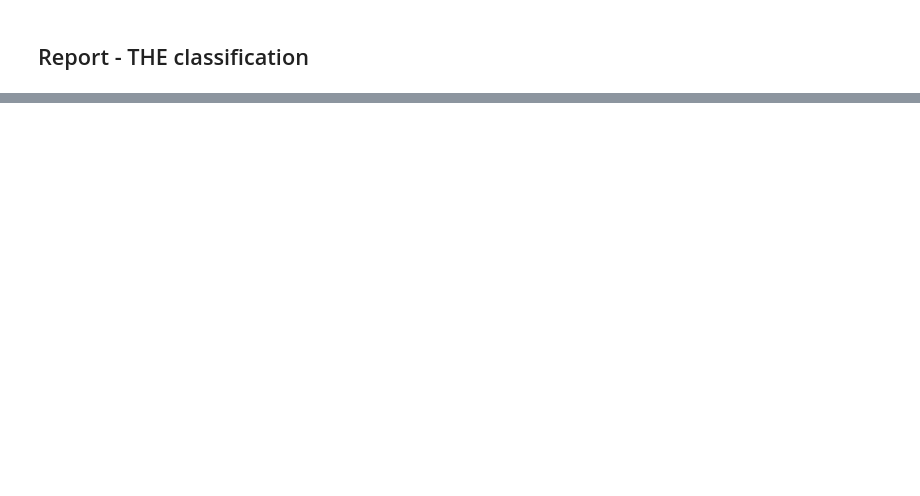
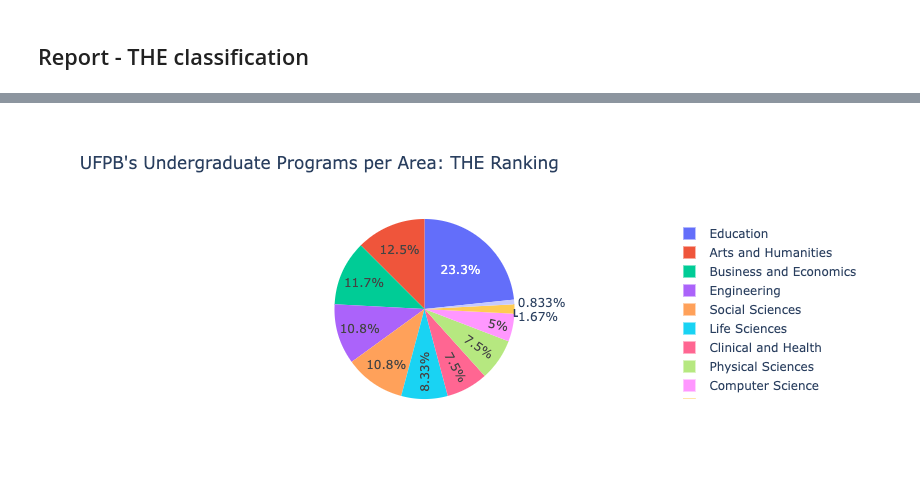
Before and after one commit to gcpeixoto/odi-ufpb, a Jupyter notebook: ipynb/scrape-undergrads-staff.ipynb, the cells around one changed output, grey strips where cells are left out. Drawn from its saved outputs; the diff is of its cells as text; code cells hidden in the pictures; blank space fills up the shorter version.

Commit message:
Adding preliminary analytics for undergrads on THE basis.

```diff
--- a/ipynb/scrape-undergrads-staff.ipynb
+++ b/ipynb/scrape-undergrads-staff.ipynb
@@ -153,0 +134,27 @@ df_the.to_excel(file_save,index=False)
+# %%
+staff_xlsx_the = os.path.join(os.pardir,'xlsx','the','undergrads')
+
+df_the = df_curso.copy()
+df_the['THE_classificacao'] = cursos['THE_classificacao']
+
+# get THE classes
+the_classes = sorted(df_the['THE_classificacao'].unique())
+
+file_save = os.path.join(staff_xlsx_the,'TOTAL.xlsx')
+
+# sums members per THE class
+totals_the = {}
+
+with pd.ExcelWriter(file_save) as writer:
+    for c in the_classes:
+        sub_df = df_the[df_the['THE_classificacao'] == c]
+        totals_the[c] = sub_df['n_discentes'].sum()
+        sub_df.to_excel(
+            writer,sheet_name=c,index=False,encoding='utf-8')
+
+areas,tots = zip(*totals_the.items())
+df_summary = pd.DataFrame({'THE_area':areas,'n_discentes':tots}).sort_values(by='THE_area')
+
+with pd.ExcelWriter(file_save,mode='a') as writer:
+    df_summary.to_excel(
+            writer,sheet_name='Summary',index=False,encoding='utf-8')
@@ -153,0 +163,11 @@ df_the.to_excel(file_save,index=False)
+# %%
+# overview
+ov_the = []
+
+# (number of courses per THE area, number of students per THE area)
+for c in the_classes:
+    sub_df = df_the[df_the['THE_classificacao'] == c]
+    ov_the.append([c,len(sub_df), sub_df['n_discentes'].sum()])
+
+ov_the = pd.DataFrame.from_records(ov_the,columns=['THE_classificacao','n_cursos','n_discentes'])
+ov_the.sort_values(by='n_discentes',ascending=False)
@@ -153,0 +187,7 @@ df_the.to_excel(file_save,index=False)
+# %%
+fig = px.pie(ov_the, values='n_cursos',
+             names='THE_classificacao',
+             title='UFPB\'s Undergraduate Programs per Area: THE Ranking',
+            hover_name='THE_classificacao')
+fig.show()
+# %% [output]
@@ -153,0 +195 @@ df_the.to_excel(file_save,index=False)
+[figure, added]
```
Also changed, not shown: parts of 11 cells of this notebook, 1 other file.
